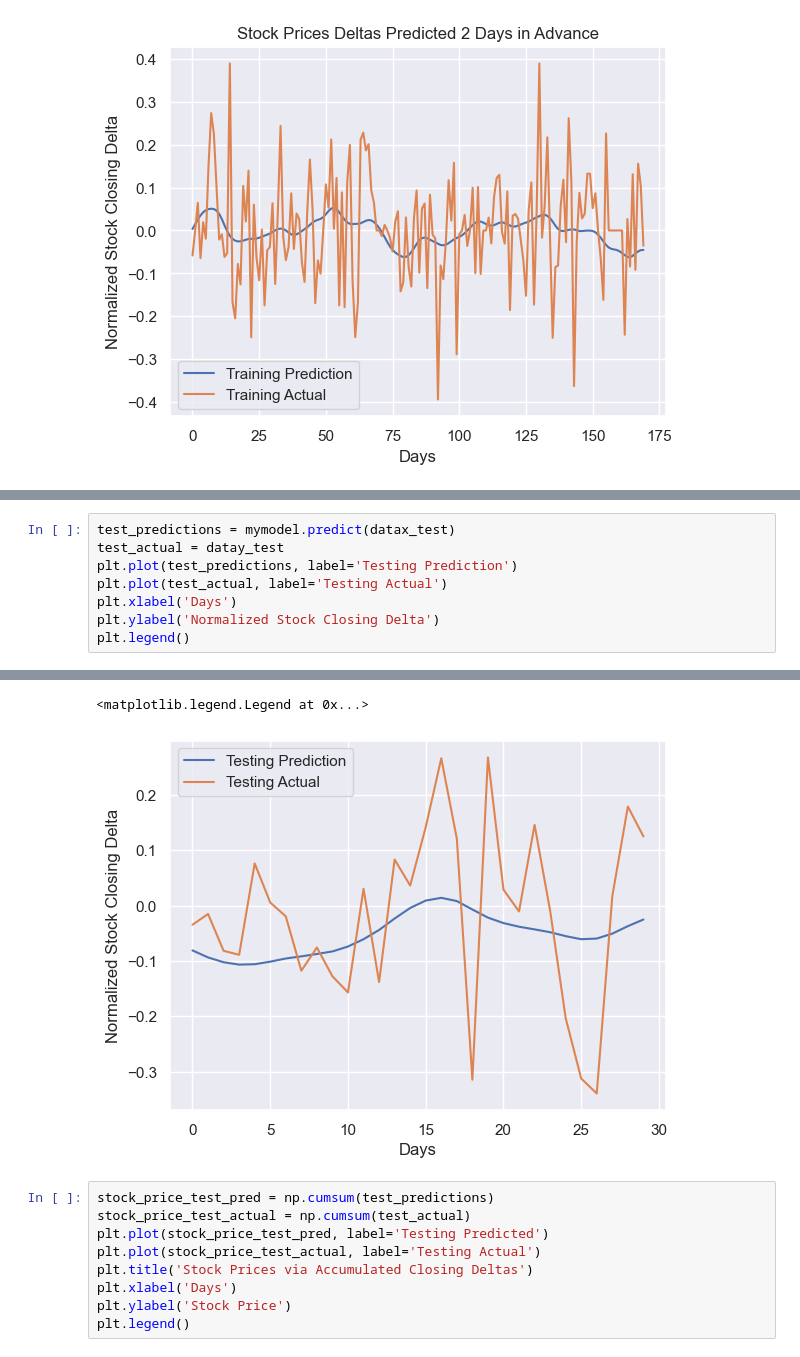
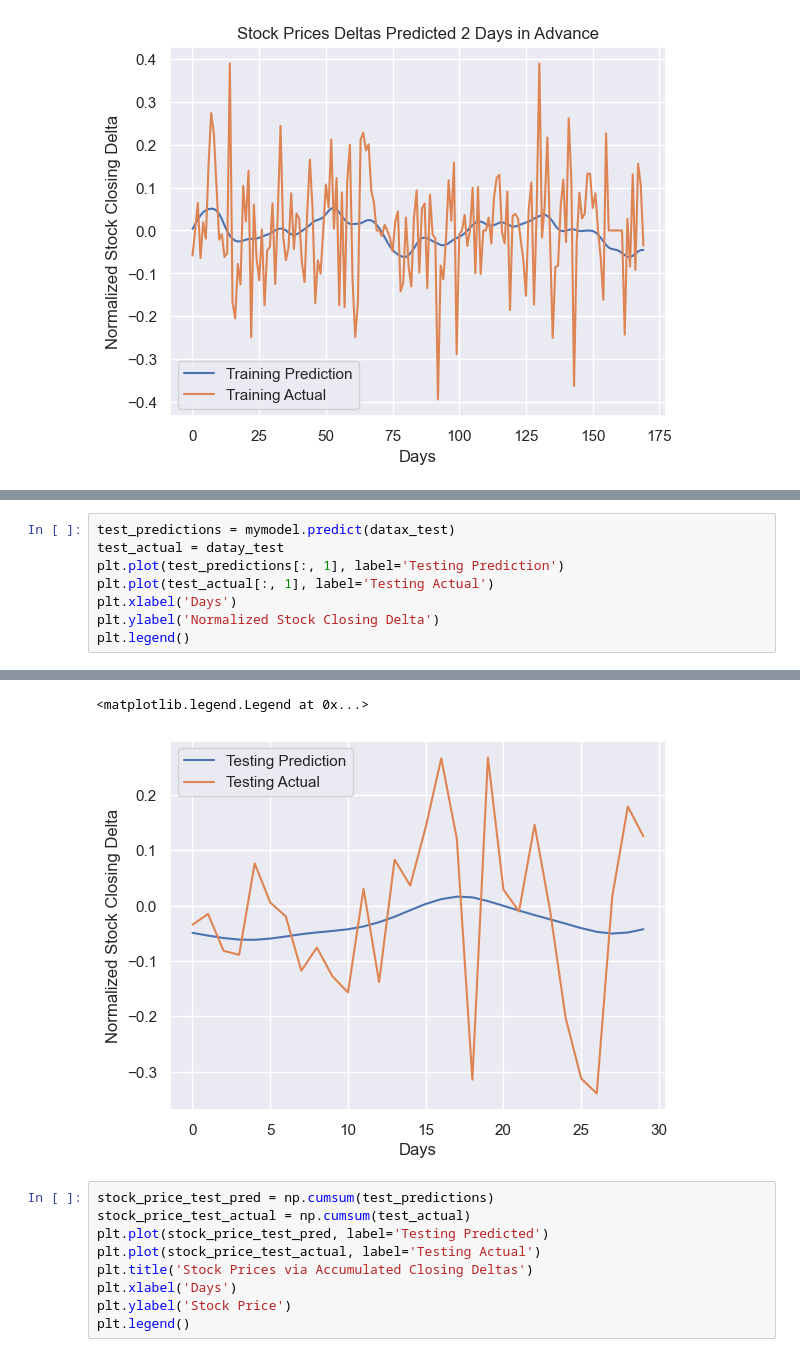
Before and after one commit to cwphung/stocks_with_feelings, a Jupyter notebook: numerical/GRU_model/GRU_forecast out2.ipynb, the cells around one changed output, grey strips where cells are left out. Cells and saved outputs as stored; diff of their text form.

```diff
--- a/numerical/GRU_model/GRU_forecast out2.ipynb
+++ b/numerical/GRU_model/GRU_forecast out2.ipynb
@@ -226,8 +226,8 @@ plt.plot(diff2)
 # %%
 test_predictions = mymodel.predict(datax_test)
 test_actual = datay_test
-plt.plot(test_predictions, label='Testing Prediction')
-plt.plot(test_actual, label='Testing Actual')
+plt.plot(test_predictions[:, 1], label='Testing Prediction')
+plt.plot(test_actual[:, 1], label='Testing Actual')
 plt.xlabel('Days')
 plt.ylabel('Normalized Stock Closing Delta')
 plt.legend()
@@ -236,5 +236,5 @@ plt.legend()
 <matplotlib.legend.Legend at 0x...>
-[figure, old version]
+[figure, new version]
 # %%
 stock_price_test_pred = np.cumsum(test_predictions)
 stock_price_test_actual = np.cumsum(test_actual)
```
Also changed, not shown: parts of 3 cells of this notebook, 3 other files.
